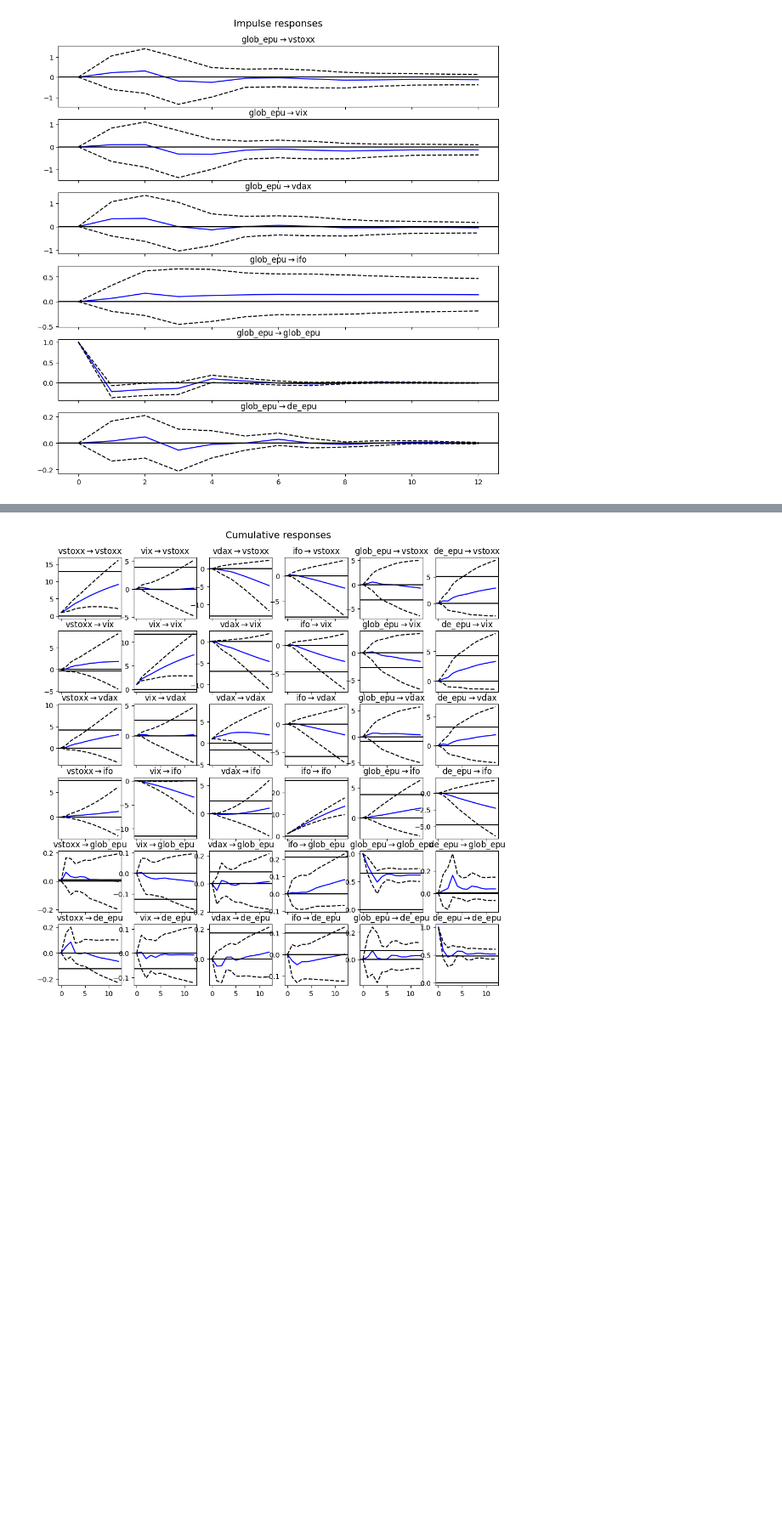
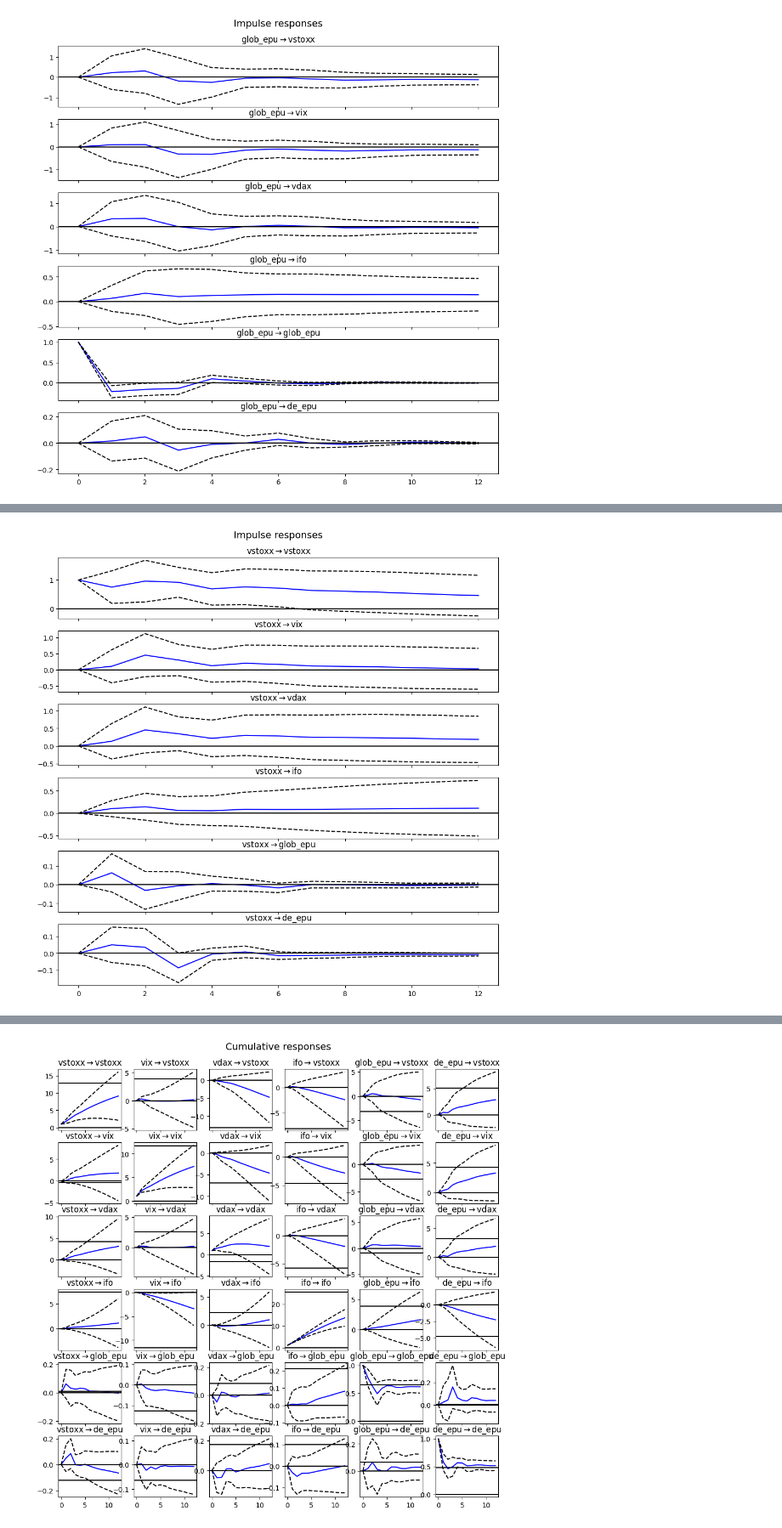
Before and after one commit to Joshi-77/BA-VAR, a Jupyter notebook: main.ipynb, the cells around one changed output, grey strips where cells are left out. Shown at 85% size. Saved outputs shown, nothing was run; the diff lists cells and outputs as text; code cells hidden in the pictures; blank space fills up the shorter version.

```diff
--- a/main.ipynb
+++ b/main.ipynb
@@ -369,0 +374,4 @@ irf.plot(impulse='glob_epu').get_figure().savefig('glob_epu.png')
+# %%
+irf.plot(impulse='vstoxx').get_figure().savefig('vstox.png')
+# %% [output]
+[figure, added]
```
Also changed, not shown: parts of 4 cells of this notebook, 1 other file.
